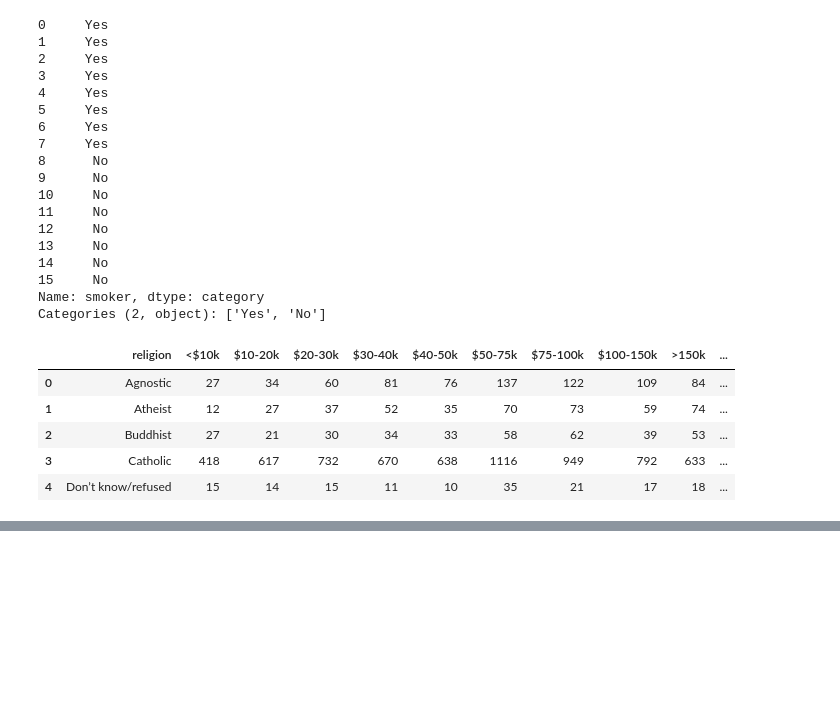
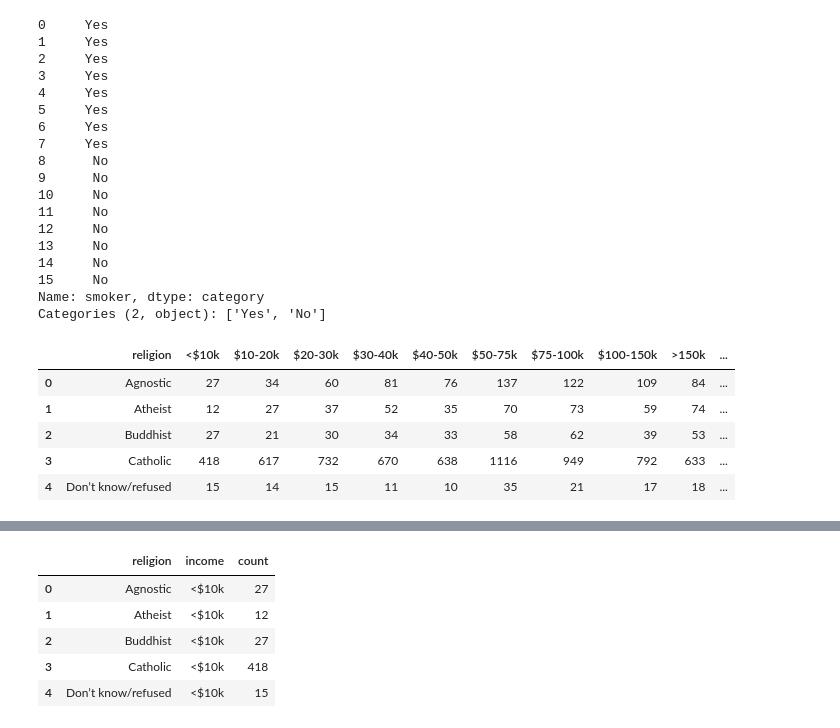
Before and after one commit to dilaraesmer/-Data-Processing-in-Python, a Jupyter notebook: Data_Processing_in_Python.ipynb, the cells around one changed output, grey strips where cells are left out. Saved outputs shown, nothing was run; the diff lists cells and outputs as text; code cells hidden in the pictures; blank space fills up the shorter version.

```diff
--- a/Data_Processing_in_Python.ipynb
+++ b/Data_Processing_in_Python.ipynb
@@ -333,0 +350,11 @@ pew.head()
+# %%
+pew_tidy = pew.melt(id_vars='religion', var_name = 'income', value_name = 'count')
+# %%
+pew_tidy.head()
+# %% [output]
+|  | religion | income | count |
+| 0 | Agnostic | <$10k | 27 |
+| 1 | Atheist | <$10k | 12 |
+| 2 | Buddhist | <$10k | 27 |
+| 3 | Catholic | <$10k | 418 |
+| 4 | Don’t know/refused | <$10k | 15 |
```
Also changed, not shown: parts of 1 cell of this notebook.
